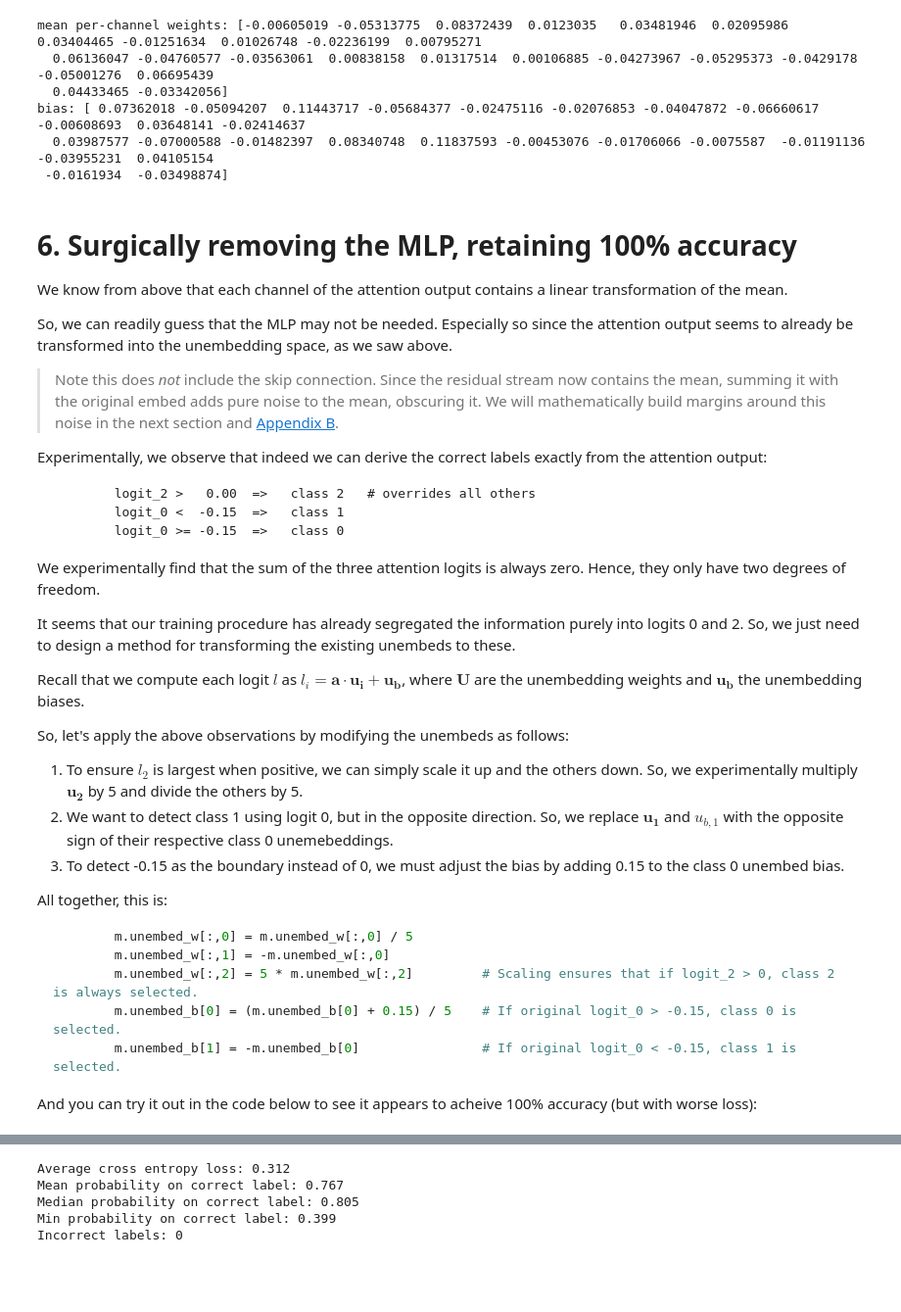
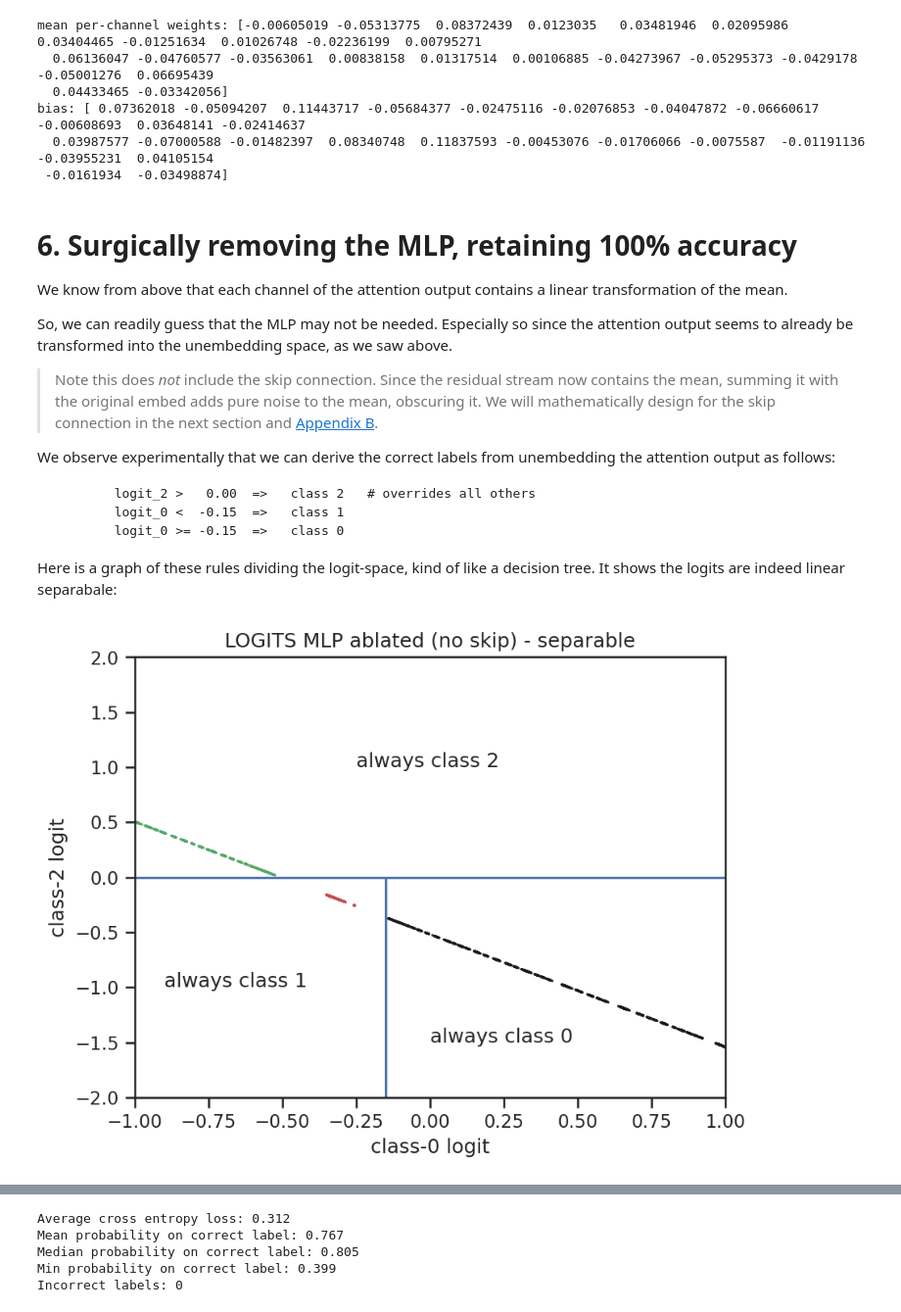
Before and after one commit to danwilhelm/cumsum_transformer, a Jupyter notebook: cumsum_transformer.ipynb, the cells around one changed output, grey strips where cells are left out. Shown at 98% size. Saved outputs shown, nothing was run; the diff lists cells and outputs as text; code cells hidden in the pictures; blank space fills up the shorter version.

Commit message:
Add no-MLP logit graph

````diff
--- a/cumsum_transformer.ipynb
+++ b/cumsum_transformer.ipynb
@@ -584,9 +584,9 @@ We know from above that each channel of the attention output contains a linear t
 
 So, we can readily guess that the MLP may not be needed. Especially so since the attention output seems to already be transformed into the unembedding space, as we saw above.
 
-> Note this does _not_ include the skip connection. Since the residual stream now contains the mean, summing it with the original embed adds pure noise to the mean, obscuring it. We will mathematically build margins around this noise in the next section and [Appendix B](#skip).
+> Note this does _not_ include the skip connection. Since the residual stream now contains the mean, summing it with the original embed adds pure noise to the mean, obscuring it. We will mathematically design for the skip connection in the next section and [Appendix B](#skip).
 
-Experimentally, we observe that indeed we can derive the correct labels exactly from the attention output:
+We observe experimentally that we can derive the correct labels from unembedding the attention output as follows:
 
 ```
         logit_2 >   0.00  =>   class 2   # overrides all others
@@ -594,26 +594,31 @@ Experimentally, we observe that indeed we can derive the correct labels exactly
         logit_0 >= -0.15  =>   class 0
 ```
 
-We experimentally find that the sum of the three attention logits is always zero. Hence, they only have two degrees of freedom.
-
-It seems that our training procedure has already segregated the information purely into logits 0 and 2. So, we just need to design a method for transforming the existing unembeds to these.
-
-Recall that we compute each logit $l$ as $l_i = \mathbf{a} \cdot \mathbf{u_i} + \mathbf{u_b}$, where $\mathbf{U}$ are the unembedding weights and $\mathbf{u_b}$ the unembedding biases.
-
-So, let's apply the above observations by modifying the unembeds as follows:
-
-1. To ensure $l_2$ is largest when positive, we can simply scale it up and the others down. So, we experimentally multiply $\mathbf{u_2}$ by 5 and divide the others by 5.
-2. We want to detect class 1 using logit 0, but in the opposite direction. So, we replace $\mathbf{u_1}$ and $u_{b,1}$ with the opposite sign of their respective class 0 unemebeddings.
-3. To detect -0.15 as the boundary instead of 0, we must adjust the bias by adding 0.15 to the class 0 unembed bias.
-
-All together, this is:
-
-```python
-        m.unembed_w[:,0] = m.unembed_w[:,0] / 5
-        m.unembed_w[:,1] = -m.unembed_w[:,0]
-        m.unembed_w[:,2] = 5 * m.unembed_w[:,2]         # Scaling ensures that if logit_2 > 0, class 2 is always selected.
-        m.unembed_b[0] = (m.unembed_b[0] + 0.15) / 5    # If original logit_0 > -0.15, class 0 is selected.
-        m.unembed_b[1] = -m.unembed_b[0]                # If original logit_0 < -0.15, class 1 is selected.
-```
-
-And you can try it out in the code below to see it appears to acheive 100% accuracy (but with worse loss):
+Here is a graph of these rules dividing the logit-space, kind of like a decision tree. It shows the logits are indeed linear separabale:
+# %%
+N = 1000; seq_len = 20
+
+logits = np.zeros((N, seq_len, m.n_classes))
+actual_class_colors = []
+for i in range(N):
+    in_tok = np.random.randint(0, 10, seq_len)
+    m.run(in_tok, use_mlp=False, use_attn_skip=False)#, use_mlp_bias=False)
+
+    cumsum = np.cumsum(m.toks_in)          # Compute the "true" labels
+    actual_labels = np.zeros_like(cumsum)
+    actual_labels[cumsum>0] = 2
+    actual_labels[cumsum==0] = 1
+    actual_labels[cumsum<0] = 0
+
+    logits[i] = m.logits
+    actual_class_colors += ['k' if x == 0 else ('r' if x == 1 else 'g') for x in actual_labels]
+
+scatter(logits[:,:,0], logits[:,:,2], c=actual_class_colors, xlim=[-1,1], ylim=[-2,2],
+        title='LOGITS MLP ablated (no skip) - separable', xlabel='class-0 logit', ylabel='class-2 logit')
+plt.plot([-0.15,-0.15], [-2, 0], c='b')
+plt.plot([-1,1], [0.0, 0.0], c='b')
+plt.text(-0.25,1, "always class 2")
+plt.text(-0.9,-1, "always class 1")
+plt.text(0,-1.5, "always class 0");
+# %% [output]
+[figure, added]
````
Also changed, not shown: parts of 5 cells of this notebook.
